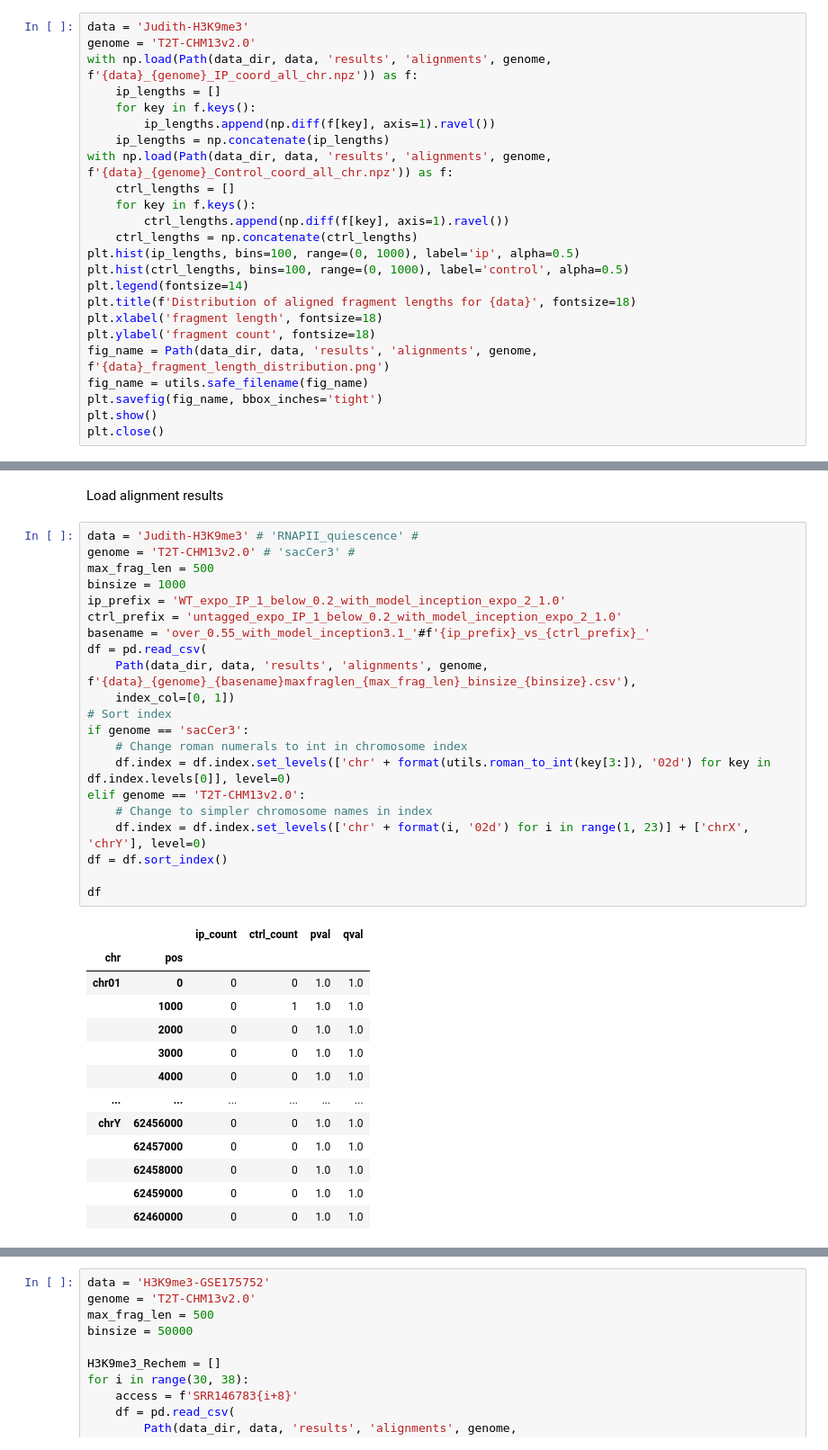
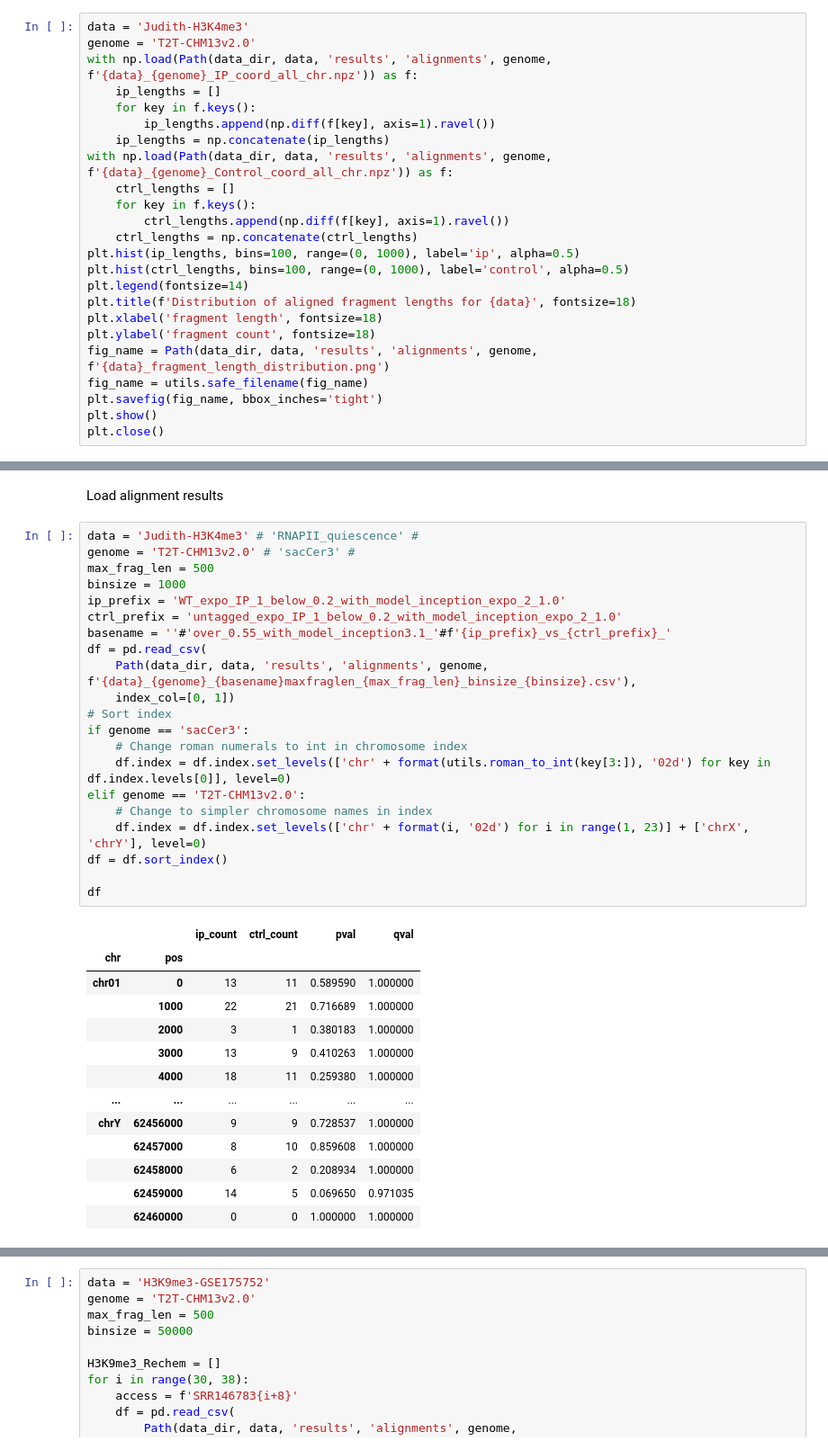
Before and after one commit to Alexwestbrook/mnhn-internship_DeepCNN_ChIP-seq, a Jupyter notebook: alignment_analysis.ipynb, the cells around one changed output, grey strips where cells are left out. Shown at 90% size. Cells and saved outputs as stored; diff of their text form.

```diff
--- a/alignment_analysis.ipynb
+++ b/alignment_analysis.ipynb
@@ -200,7 +200,7 @@ plt.close()
 # %% [markdown]
 Plot fragment lengths
 # %%
-data = 'Judith-H3K9me3'
+data = 'Judith-H3K4me3'
 genome = 'T2T-CHM13v2.0'
 with np.load(Path(data_dir, data, 'results', 'alignments', genome, f'{data}_{genome}_IP_coord_all_chr.npz')) as f:
     ip_lengths = []
@@ -317,40 +317,40 @@ utils.genome_enrichment(ip_coord_file, ctrl_coord_file, chr_sizes_file, out_file
 # %% [markdown]
 Load alignment results
 # %%
-data = 'Judith-H3K9me3' # 'RNAPII_quiescence' #
+data = 'Judith-H3K4me3' # 'RNAPII_quiescence' #
 genome = 'T2T-CHM13v2.0' # 'sacCer3' #
 max_frag_len = 500
 binsize = 1000
 ip_prefix = 'WT_expo_IP_1_below_0.2_with_model_inception_expo_2_1.0'
 ctrl_prefix = 'untagged_expo_IP_1_below_0.2_with_model_inception_expo_2_1.0'
-basename = 'over_0.55_with_model_inception3.1_'#f'{ip_prefix}_vs_{ctrl_prefix}_'
+basename = ''#'over_0.55_with_model_inception3.1_'#f'{ip_prefix}_vs_{ctrl_prefix}_'
 df = pd.read_csv(
     Path(data_dir, data, 'results', 'alignments', genome, f'{data}_{genome}_{basename}maxfraglen_{max_frag_len}_binsize_{binsize}.csv'),
     index_col=[0, 1])
 # Sort index
 if genome == 'sacCer3':
     # Change roman numerals to int in chromosome index
     df.index = df.index.set_levels(['chr' + format(utils.roman_to_int(key[3:]), '02d') for key in df.index.levels[0]], level=0)
 elif genome == 'T2T-CHM13v2.0':
     # Change to simpler chromosome names in index
     df.index = df.index.set_levels(['chr' + format(i, '02d') for i in range(1, 23)] + ['chrX', 'chrY'], level=0)
 df = df.sort_index()
 
 df
 # %% [output]
 |  |  | ip_count | ctrl_count | pval | qval |
 | chr | pos |  |  |  |  |
-| chr01 | 0 | 0 | 0 | 1.0 | 1.0 |
-|  | 1000 | 0 | 1 | 1.0 | 1.0 |
-|  | 2000 | 0 | 0 | 1.0 | 1.0 |
-|  | 3000 | 0 | 0 | 1.0 | 1.0 |
-|  | 4000 | 0 | 0 | 1.0 | 1.0 |
+| chr01 | 0 | 13 | 11 | 0.589590 | 1.000000 |
+|  | 1000 | 22 | 21 | 0.716689 | 1.000000 |
+|  | 2000 | 3 | 1 | 0.380183 | 1.000000 |
+|  | 3000 | 13 | 9 | 0.410263 | 1.000000 |
+|  | 4000 | 18 | 11 | 0.259380 | 1.000000 |
 | ... | ... | ... | ... | ... | ... |
-| chrY | 62456000 | 0 | 0 | 1.0 | 1.0 |
-|  | 62457000 | 0 | 0 | 1.0 | 1.0 |
-|  | 62458000 | 0 | 0 | 1.0 | 1.0 |
-|  | 62459000 | 0 | 0 | 1.0 | 1.0 |
-|  | 62460000 | 0 | 0 | 1.0 | 1.0 |
+| chrY | 62456000 | 9 | 9 | 0.728537 | 1.000000 |
+|  | 62457000 | 8 | 10 | 0.859608 | 1.000000 |
+|  | 62458000 | 6 | 2 | 0.208934 | 1.000000 |
+|  | 62459000 | 14 | 5 | 0.069650 | 0.971035 |
+|  | 62460000 | 0 | 0 | 1.000000 | 1.000000 |
 3117287 rows × 4 columns
 # %%
 data = 'H3K9me3-GSE175752'
```
Also changed, not shown: parts of 2 cells of this notebook.
